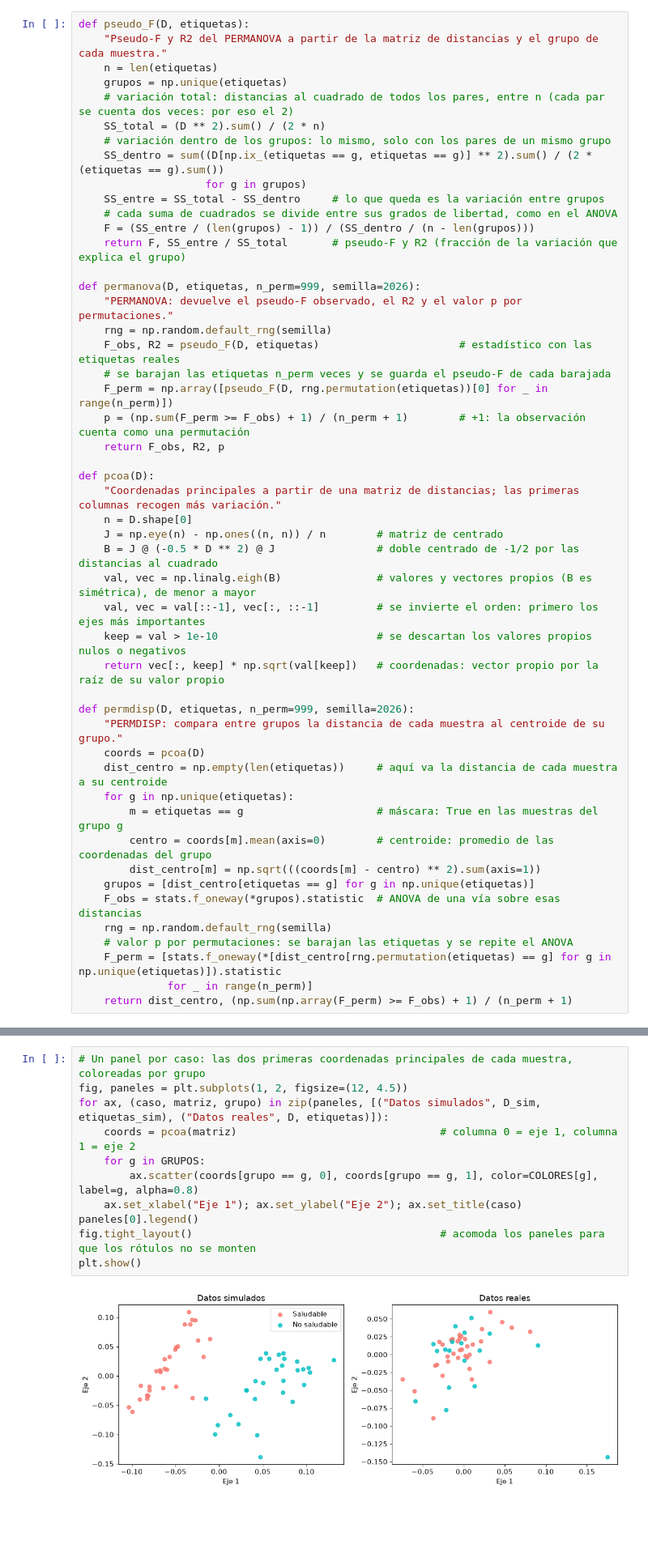
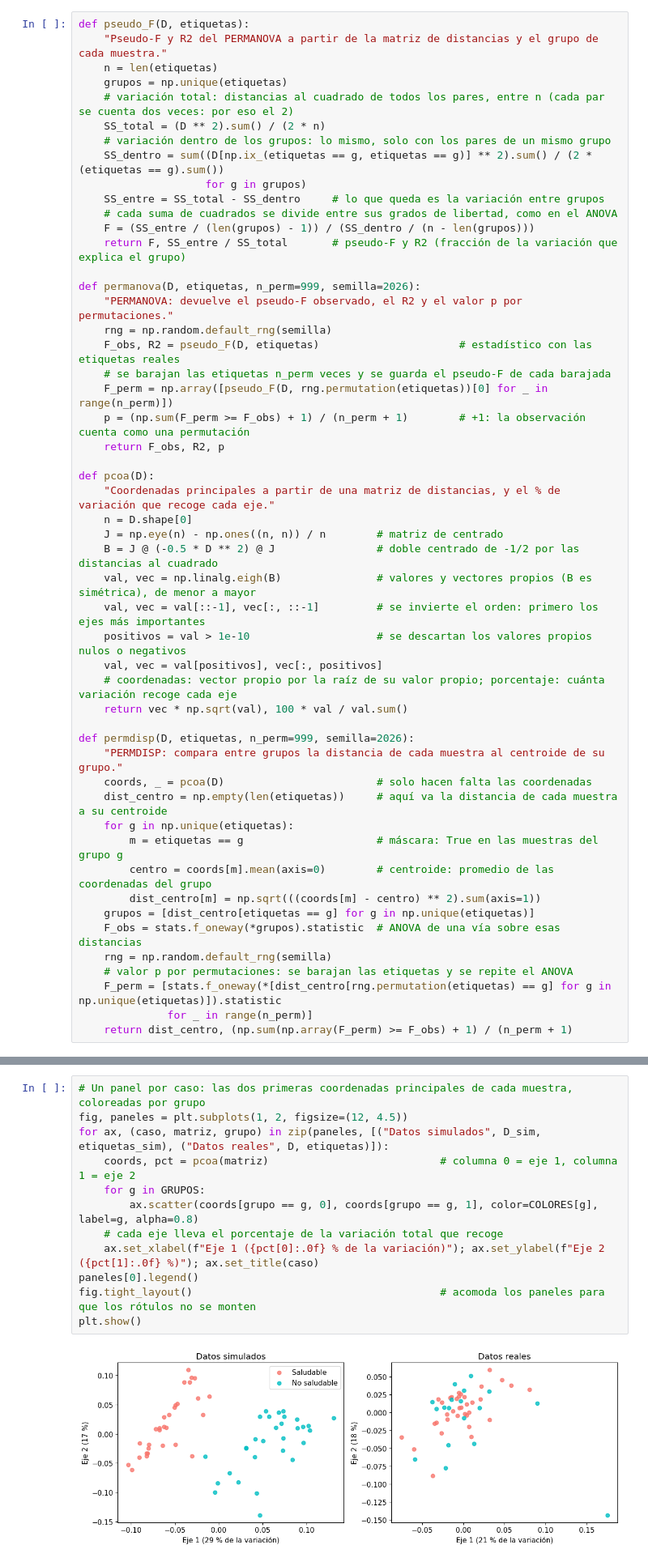
Before and after one commit to CamilaSilva1995/Tesis_Maestria, a Jupyter notebook: Taller_Practico/Taller_Rapido_Pruebas_de_hipotesis_con_Datos_Metagenomicos.ipynb, the cells around one changed output, grey strips where cells are left out. Shown at 81% size. Saved outputs shown, nothing was run; the diff lists cells and outputs as text; blank space fills up the shorter version.

```diff
--- a/Taller_Practico/Taller_Rapido_Pruebas_de_hipotesis_con_Datos_Metagenomicos.ipynb
+++ b/Taller_Practico/Taller_Rapido_Pruebas_de_hipotesis_con_Datos_Metagenomicos.ipynb
@@ -523,18 +553,20 @@ def permanova(D, etiquetas, n_perm=999, semilla=2026):
     return F_obs, R2, p
 
 def pcoa(D):
-    "Coordenadas principales a partir de una matriz de distancias; las primeras columnas recogen más variación."
+    "Coordenadas principales a partir de una matriz de distancias, y el % de variación que recoge cada eje."
     n = D.shape[0]
     J = np.eye(n) - np.ones((n, n)) / n        # matriz de centrado
     B = J @ (-0.5 * D ** 2) @ J                # doble centrado de -1/2 por las distancias al cuadrado
     val, vec = np.linalg.eigh(B)               # valores y vectores propios (B es simétrica), de menor a mayor
     val, vec = val[::-1], vec[:, ::-1]         # se invierte el orden: primero los ejes más importantes
-    keep = val > 1e-10                         # se descartan los valores propios nulos o negativos
-    return vec[:, keep] * np.sqrt(val[keep])   # coordenadas: vector propio por la raíz de su valor propio
+    positivos = val > 1e-10                    # se descartan los valores propios nulos o negativos
+    val, vec = val[positivos], vec[:, positivos]
+    # coordenadas: vector propio por la raíz de su valor propio; porcentaje: cuánta variación recoge cada eje
+    return vec * np.sqrt(val), 100 * val / val.sum()
 
 def permdisp(D, etiquetas, n_perm=999, semilla=2026):
     "PERMDISP: compara entre grupos la distancia de cada muestra al centroide de su grupo."
-    coords = pcoa(D)
+    coords, _ = pcoa(D)                        # solo hacen falta las coordenadas
     dist_centro = np.empty(len(etiquetas))     # aquí va la distancia de cada muestra a su centroide
     for g in np.unique(etiquetas):
         m = etiquetas == g                     # máscara: True en las muestras del grupo g
@@ -570,16 +602,17 @@ El PERMANOVA tiene una trampa: también reacciona cuando un grupo es **más disp
 # %%
 # Un panel por caso: las dos primeras coordenadas principales de cada muestra, coloreadas por grupo
 fig, paneles = plt.subplots(1, 2, figsize=(12, 4.5))
 for ax, (caso, matriz, grupo) in zip(paneles, [("Datos simulados", D_sim, etiquetas_sim), ("Datos reales", D, etiquetas)]):
-    coords = pcoa(matriz)                                # columna 0 = eje 1, columna 1 = eje 2
+    coords, pct = pcoa(matriz)                           # columna 0 = eje 1, columna 1 = eje 2
     for g in GRUPOS:
         ax.scatter(coords[grupo == g, 0], coords[grupo == g, 1], color=COLORES[g], label=g, alpha=0.8)
-    ax.set_xlabel("Eje 1"); ax.set_ylabel("Eje 2"); ax.set_title(caso)
+    # cada eje lleva el porcentaje de la variación total que recoge
+    ax.set_xlabel(f"Eje 1 ({pct[0]:.0f} % de la variación)"); ax.set_ylabel(f"Eje 2 ({pct[1]:.0f} %)"); ax.set_title(caso)
 paneles[0].legend()
 fig.tight_layout()                                       # acomoda los paneles para que los rótulos no se monten
 plt.show()
 # %% [output]
-[figure, old version]
+[figure, new version]
 # %% [markdown]
 **Caso ideal:** dos nubes separadas y de tamaño parecido. El grupo explica cerca del 28 % de la variación, el PERMANOVA es significativo y PERMDISP no: los grupos difieren en su **composición promedio**, no en cuánto varían.
 
```
Also changed, not shown: parts of 20 cells of this notebook, 10 other files.
